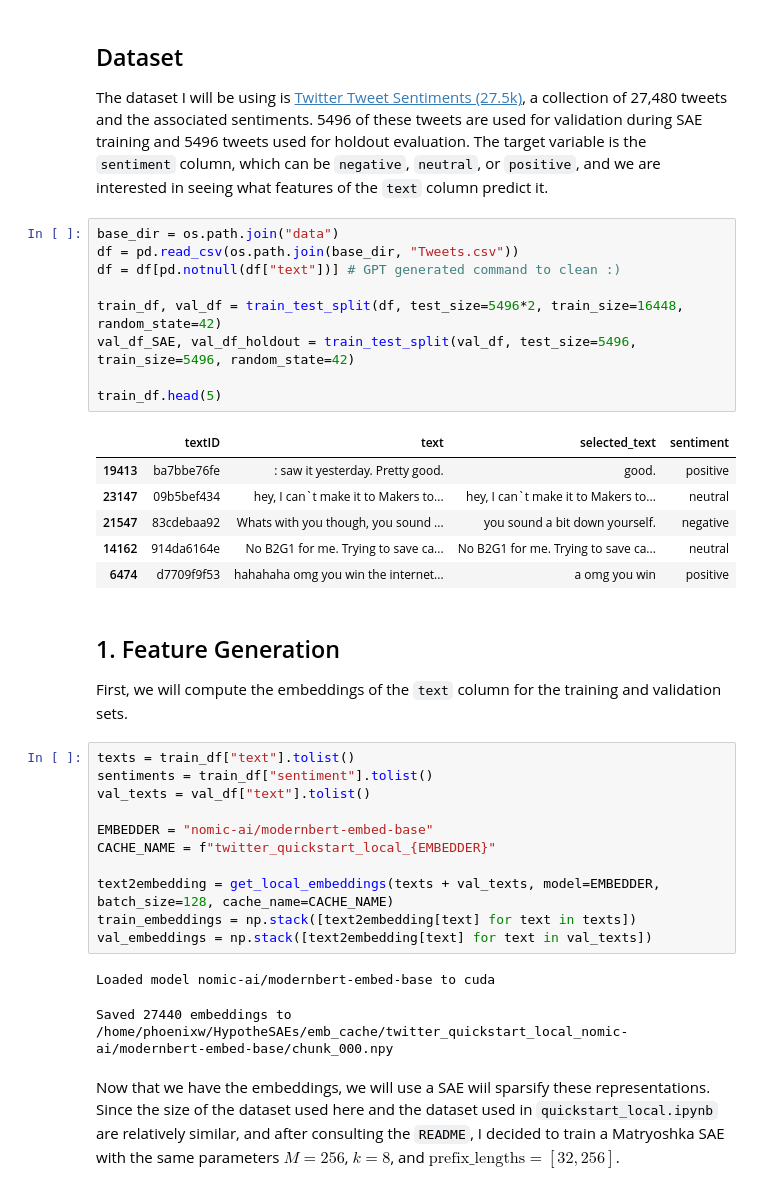
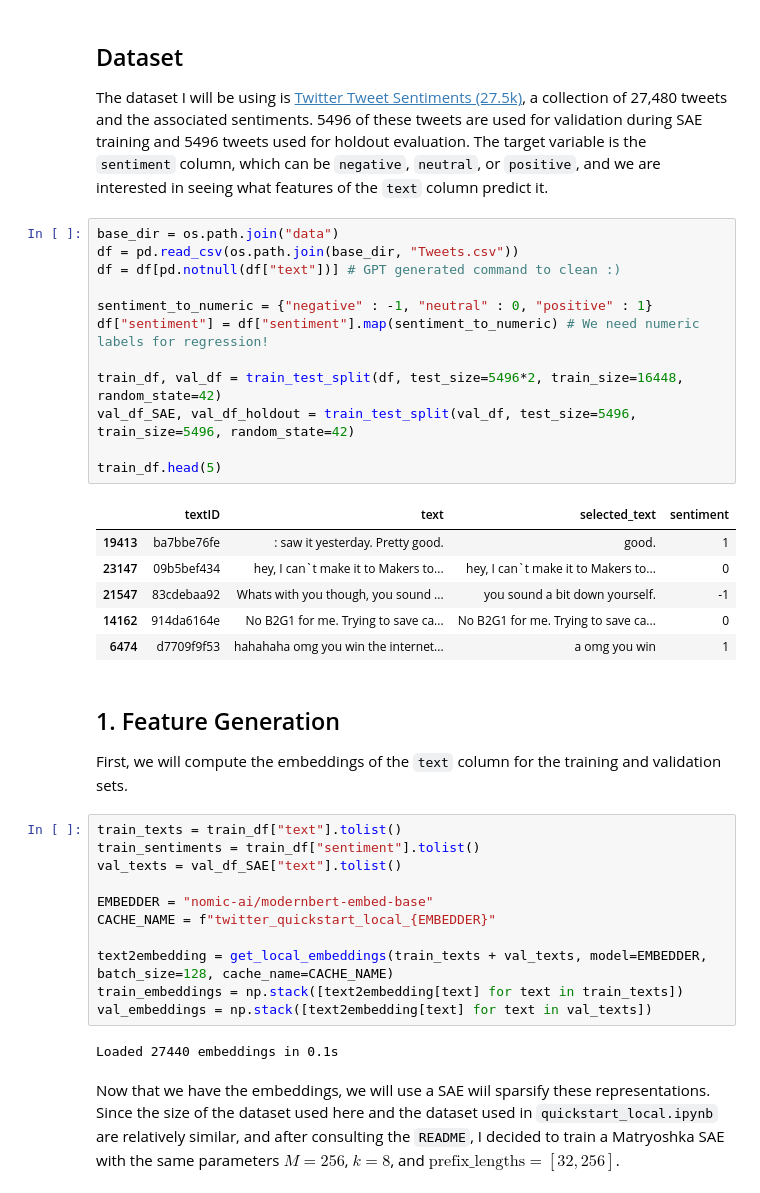
Before and after one commit to lordkilgore/HypotheSAEs, a Jupyter notebook: phoenix/deliverable.ipynb, the cells around one changed output. Cells and saved outputs as stored; diff of their text form.

Commit message:
twitter dataset inference

```diff
--- a/phoenix/deliverable.ipynb
+++ b/phoenix/deliverable.ipynb
@@ -25,36 +37,38 @@ The dataset I will be using is [Twitter Tweet Sentiments (27.5k)](https://www.ka
 # %%
 base_dir = os.path.join("data")
 df = pd.read_csv(os.path.join(base_dir, "Tweets.csv"))
 df = df[pd.notnull(df["text"])] # GPT generated command to clean :)
 
+sentiment_to_numeric = {"negative" : -1, "neutral" : 0, "positive" : 1}
+df["sentiment"] = df["sentiment"].map(sentiment_to_numeric) # We need numeric labels for regression!
+
 train_df, val_df = train_test_split(df, test_size=5496*2, train_size=16448, random_state=42)
 val_df_SAE, val_df_holdout = train_test_split(val_df, test_size=5496, train_size=5496, random_state=42)
 
 train_df.head(5)
 # %% [output]
 |  | textID | text | selected_text | sentiment |
-| 19413 | ba7bbe76fe | : saw it yesterday. Pretty good. | good. | positive |
-| 23147 | 09b5bef434 | hey, I can`t make it to Makers to... | hey, I can`t make it to Makers to... | neutral |
-| 21547 | 83cdebaa92 | Whats with you though, you sound ... | you sound a bit down yourself. | negative |
-| 14162 | 914da6164e | No B2G1 for me. Trying to save ca... | No B2G1 for me. Trying to save ca... | neutral |
-| 6474 | d7709f9f53 | hahahaha omg you win the internet... | a omg you win | positive |
+| 19413 | ba7bbe76fe | : saw it yesterday. Pretty good. | good. | 1 |
+| 23147 | 09b5bef434 | hey, I can`t make it to Makers to... | hey, I can`t make it to Makers to... | 0 |
+| 21547 | 83cdebaa92 | Whats with you though, you sound ... | you sound a bit down yourself. | -1 |
+| 14162 | 914da6164e | No B2G1 for me. Trying to save ca... | No B2G1 for me. Trying to save ca... | 0 |
+| 6474 | d7709f9f53 | hahahaha omg you win the internet... | a omg you win | 1 |
 # %% [markdown]
 ## 1. Feature Generation
 First, we will compute the embeddings of the `text` column for the training and validation sets.
 # %%
-texts = train_df["text"].tolist()
-sentiments = train_df["sentiment"].tolist()
-val_texts = val_df["text"].tolist()
+train_texts = train_df["text"].tolist()
+train_sentiments = train_df["sentiment"].tolist()
+val_texts = val_df_SAE["text"].tolist()
 
 EMBEDDER = "nomic-ai/modernbert-embed-base"
 CACHE_NAME = f"twitter_quickstart_local_{EMBEDDER}"
 
-text2embedding = get_local_embeddings(texts + val_texts, model=EMBEDDER, batch_size=128, cache_name=CACHE_NAME)
-train_embeddings = np.stack([text2embedding[text] for text in texts])
+text2embedding = get_local_embeddings(train_texts + val_texts, model=EMBEDDER, batch_size=128, cache_name=CACHE_NAME)
+train_embeddings = np.stack([text2embedding[text] for text in train_texts])
 val_embeddings = np.stack([text2embedding[text] for text in val_texts])
 # %% [output]
-Loaded model nomic-ai/modernbert-embed-base to cuda
+Loaded 27440 embeddings in 0.1s
-Saved 27440 embeddings to /home/phoenixw/HypotheSAEs/emb_cache/twitter_quickstart_local_nomic-ai/modernbert-embed-base/chunk_000.npy
 # %% [markdown]
 Now that we have the embeddings, we will use a SAE wiil sparsify these representations. Since the size of the dataset used here and the dataset used in `quickstart_local.ipynb` are relatively similar, and after consulting the `README`, I decided to train a Matryoshka SAE with the same parameters $M=256$, $k=8$, and $\text{prefix\_lengths} = [32, 256]$.
 # %%
```
Also changed, not shown: parts of 12 cells of this notebook, 4 other files.
